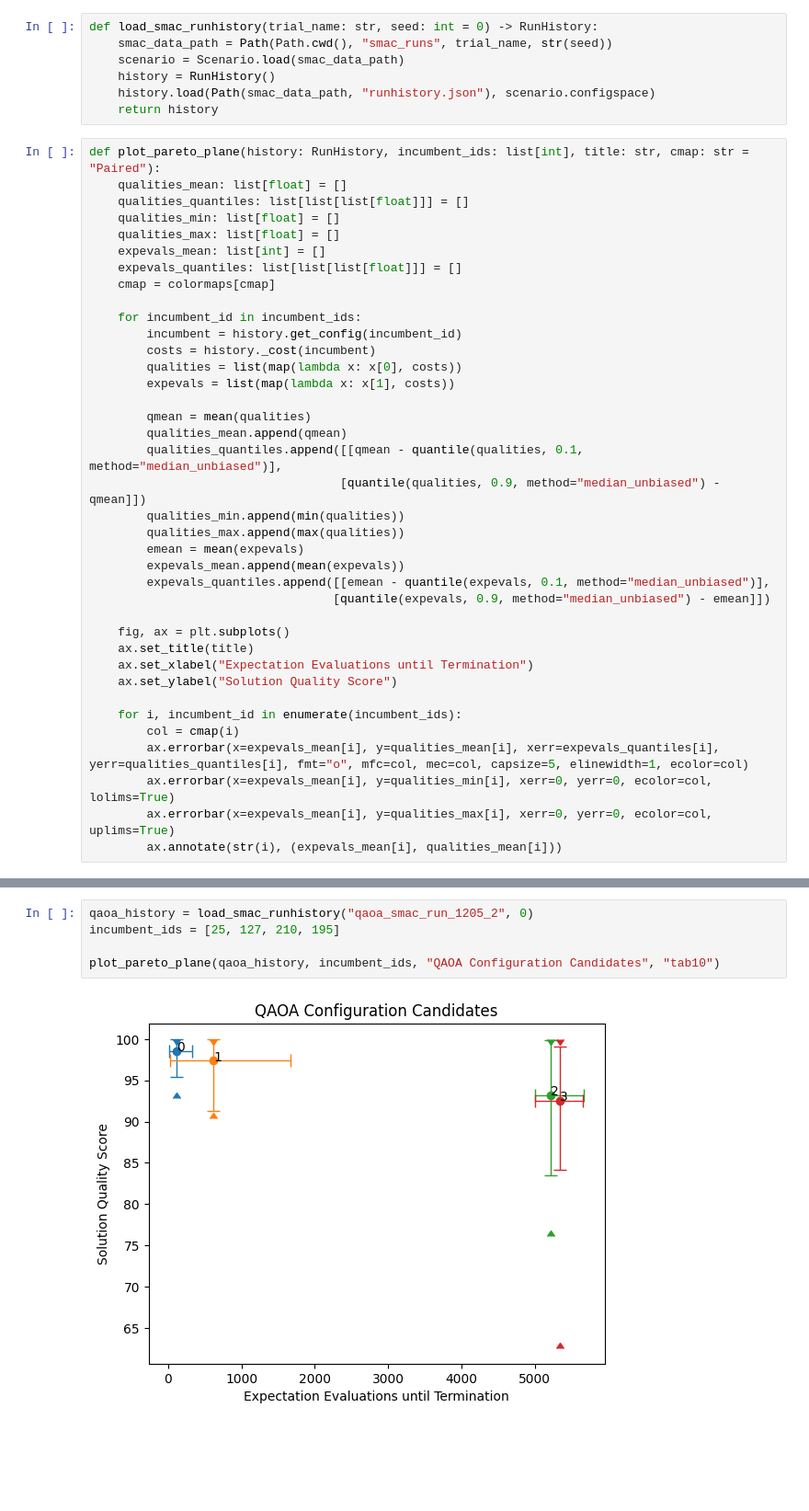
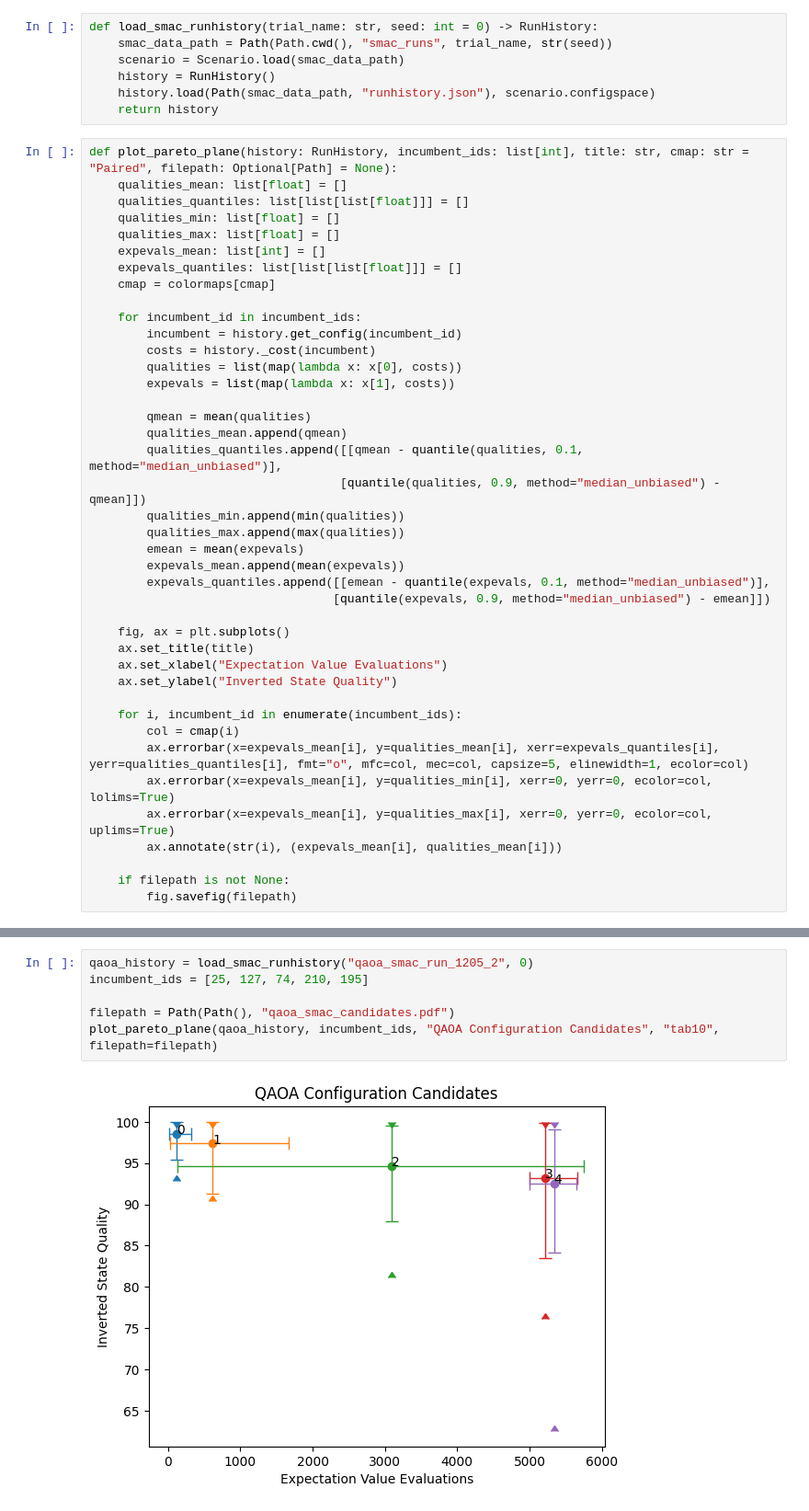
Before and after one commit to DLR-RB/QUEASARS, a Jupyter notebook: experiment_scripts/Smac_Result_Visualization.ipynb, the cells around one changed output, grey strips where cells are left out. Shown at 92% size. Cells and saved outputs as stored; diff of their text form; blank space fills up the shorter version.

Commit message:
update visualization of the hyperparameter optimization

```diff
--- a/experiment_scripts/Smac_Result_Visualization.ipynb
+++ b/experiment_scripts/Smac_Result_Visualization.ipynb
@@ -14,7 +15,7 @@ def load_smac_runhistory(trial_name: str, seed: int = 0) -> RunHistory:
     history.load(Path(smac_data_path, "runhistory.json"), scenario.configspace)
     return history
 # %%
-def plot_pareto_plane(history: RunHistory, incumbent_ids: list[int], title: str, cmap: str = "Paired"):
+def plot_pareto_plane(history: RunHistory, incumbent_ids: list[int], title: str, cmap: str = "Paired", filepath: Optional[Path] = None):
     qualities_mean: list[float] = []
     qualities_quantiles: list[list[list[float]]] = []
     qualities_min: list[float] = []
@@ -42,8 +43,8 @@ def plot_pareto_plane(history: RunHistory, incumbent_ids: list[int], title: str,
 
     fig, ax = plt.subplots()
     ax.set_title(title)
-    ax.set_xlabel("Expectation Evaluations until Termination")
-    ax.set_ylabel("Solution Quality Score")
+    ax.set_xlabel("Expectation Value Evaluations")
+    ax.set_ylabel("Inverted State Quality")
 
     for i, incumbent_id in enumerate(incumbent_ids):
         col = cmap(i)
@@ -51,5 +52,8 @@ def plot_pareto_plane(history: RunHistory, incumbent_ids: list[int], title: str,
         ax.errorbar(x=expevals_mean[i], y=qualities_min[i], xerr=0, yerr=0, ecolor=col, lolims=True)
         ax.errorbar(x=expevals_mean[i], y=qualities_max[i], xerr=0, yerr=0, ecolor=col, uplims=True)
         ax.annotate(str(i), (expevals_mean[i], qualities_mean[i]))
+
+    if filepath is not None:
+        fig.savefig(filepath)
 # %%
 evqe_history = load_smac_runhistory("evqe_smac_run_1705_1", 0)
@@ -68,7 +74,8 @@ plot_pareto_plane(vqe_history, incumbent_ids, "VQE Configuration Candidates", "t
 # %%
 qaoa_history = load_smac_runhistory("qaoa_smac_run_1205_2", 0)
-incumbent_ids = [25, 127, 210, 195]
+incumbent_ids = [25, 127, 74, 210, 195]
 
-plot_pareto_plane(qaoa_history, incumbent_ids, "QAOA Configuration Candidates", "tab10")
+filepath = Path(Path(), "qaoa_smac_candidates.pdf")
+plot_pareto_plane(qaoa_history, incumbent_ids, "QAOA Configuration Candidates", "tab10", filepath=filepath)
 # %% [output]
-[figure, old version]
+[figure, new version]
```
Also changed, not shown: parts of 3 cells of this notebook.
